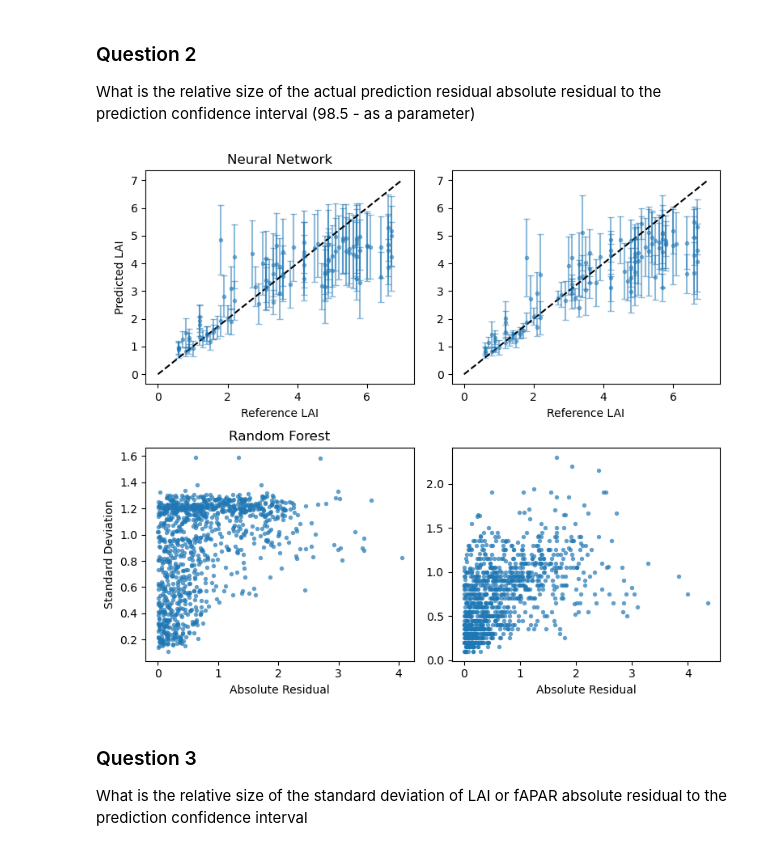
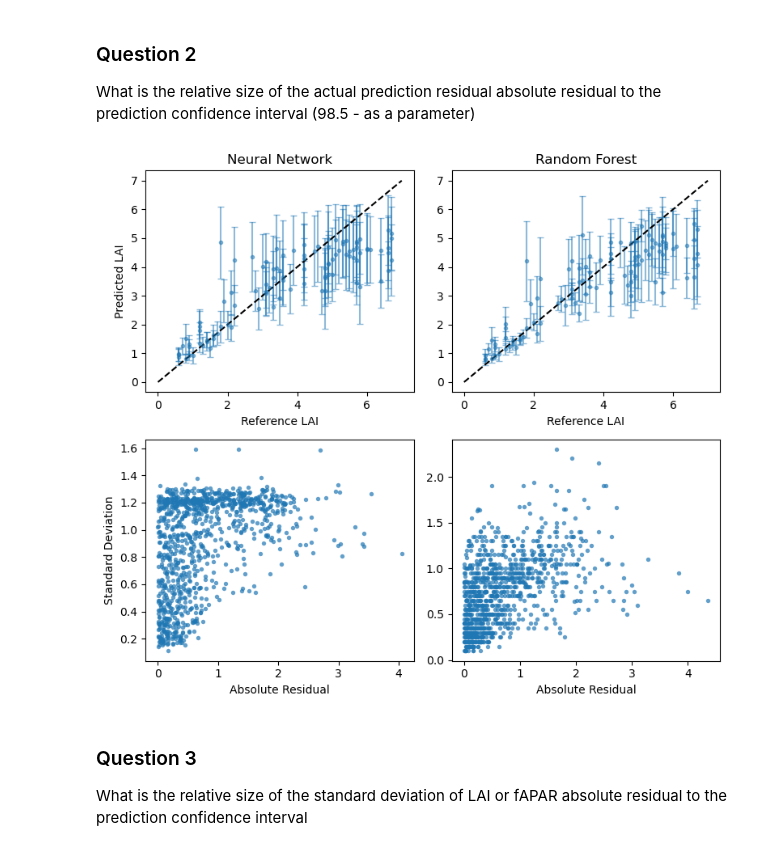
Before and after one commit to watermelonxx/WorkTerm-Winter2023, a Jupyter notebook: ModelingUncertainty/ModelingUncertainty.ipynb, the cells around one changed output. Drawn from its saved outputs; the diff is of its cells as text; code cells hidden in the pictures.

```diff
--- a/ModelingUncertainty/ModelingUncertainty.ipynb
+++ b/ModelingUncertainty/ModelingUncertainty.ipynb
@@ -1725,31 +1725,31 @@ What is the relative size of the actual prediction residual absolute residual to
 # %%
 reference = (valbiomeDictLAI[biome]['y_test_100'].divide(scaling))
 
 fig, axes = plt.subplots(2, 2, figsize=(8,7))
 
 axes[0,0].errorbar(reference, np.divide(valbiomeDictLAI[biome]['pnn_80_25_1']['mean_100'], scaling), np.divide(valbiomeDictLAI[biome]['pnn_80_25_1']['stddev_100'], scaling), fmt='o', ms=3, alpha=0.5, capsize=3)
 axes[0,0].set_ylabel("Predicted LAI")
 axes[0,0].set_xlabel("Reference LAI")
 axes[0,0].set_title("Neural Network")
 axes[0,0].plot([0, 7], [0, 7], 'k--', label='1:1 Line')
 
 axes[0,1].errorbar(reference, np.divide(valbiomeDictLAI[biome]['rfqr']['mean_100'], scaling), np.divide(valbiomeDictLAI[biome]['rfqr']['stddev_100'], scaling), fmt='o', ms=3, alpha=0.5, capsize=3)
 axes[0,1].set_xlabel("Reference LAI")
+axes[0,1].set_title("Random Forest")
 axes[0,1].plot([0, 7], [0, 7], 'k--')
 
 axes[1,0].scatter(np.divide(valbiomeDictLAI[biome]['pnn_80_25_1']['abs_residual_1000'], scaling), np.divide(valbiomeDictLAI[biome]['pnn_80_25_1']['stddev_1000'], scaling), s=15, alpha=0.7, lw=0)
 axes[1,0].set_xlabel("Absolute Residual")
 axes[1,0].set_ylabel("Standard Deviation")
-axes[1,0].set_title("Random Forest")
 # axes[1,0].plot([0, 7], [0, 7], 'k--')
 
 axes[1,1].scatter(np.divide(valbiomeDictLAI[biome]['rfqr']['abs_residual_1000'], scaling), np.divide(valbiomeDictLAI[biome]['rfqr']['stddev_1000'], scaling), s=15, alpha=0.7, lw=0)
 axes[1,1].set_xlabel("Absolute Residual")
 # axes[1,1].plot([0, 7], [0, 7], 'k--')
 
 fig.tight_layout()
 # %% [output]
-[figure, old version]
+[figure, new version]
 # %% [markdown]
 ### Question 3
 What is the relative size of the standard deviation of LAI or fAPAR  absolute residual to the  prediction confidence interval
```
